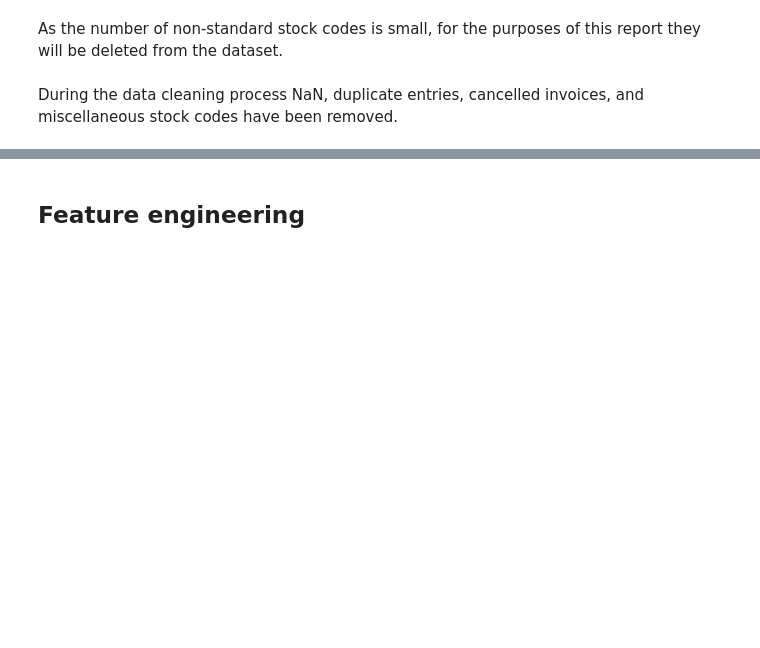
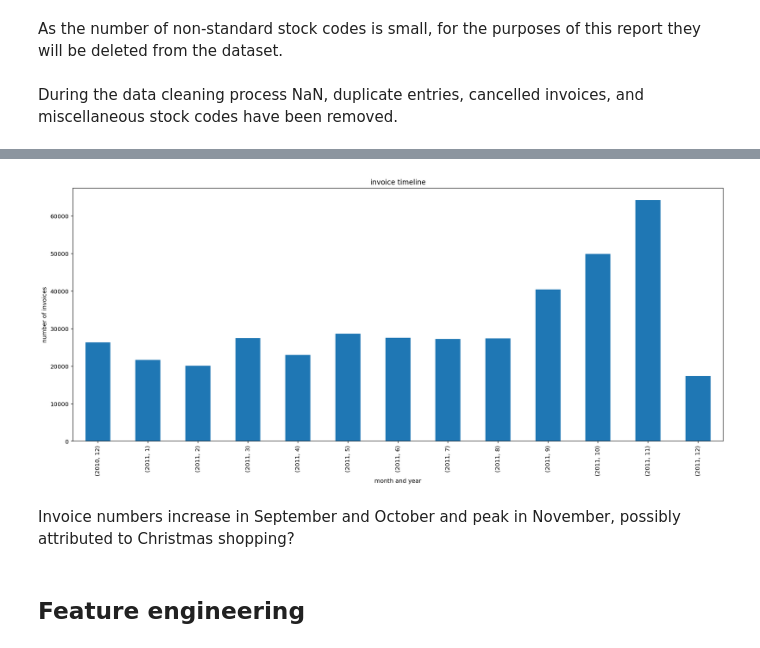
Before and after one commit to scheckley/online-retail, a Jupyter notebook: analysis.ipynb, the cells around one changed output, grey strips where cells are left out. Saved outputs shown, nothing was run; the diff lists cells and outputs as text; code cells hidden in the pictures; blank space fills up the shorter version.

```diff
--- a/analysis.ipynb
+++ b/analysis.ipynb
@@ -274,0 +321,5 @@ During the data cleaning process NaN, duplicate entries, cancelled invoices, and
+# %%
+timestamp_list = list(data.InvoiceDate)
+
+# Pandas works on DataFrames, so make a DataFrame. Make real datetimes because Pandas is also smart about datetimes:
+Timeframe = pd.DataFrame(pd.to_datetime(timestamp_list), columns=['time'])
@@ -275,3 +337,15 @@ During the data cleaning process NaN, duplicate entries, cancelled invoices, and
+# %%
+plot_dims = (20, 8)
+
+plot = Timeframe.groupby((Timeframe['time'].dt.year, Timeframe['time'].dt.month.rename('month'))).count().plot(kind="bar",figsize=plot_dims,legend=False)
+
+plot.set(xlabel='month and year', ylabel='number of invoices',title="invoice timeline")
+plt.xticks(rotation=90)
+plt.show()
+# %% [output]
+[figure, added]
+# %% [markdown]
+Invoice numbers increase in September and October and peak in November, possibly attributed to Christmas shopping?
 # %% [markdown]
 ## Feature engineering
 # %%
```
Also changed, not shown: parts of 15 cells of this notebook.
